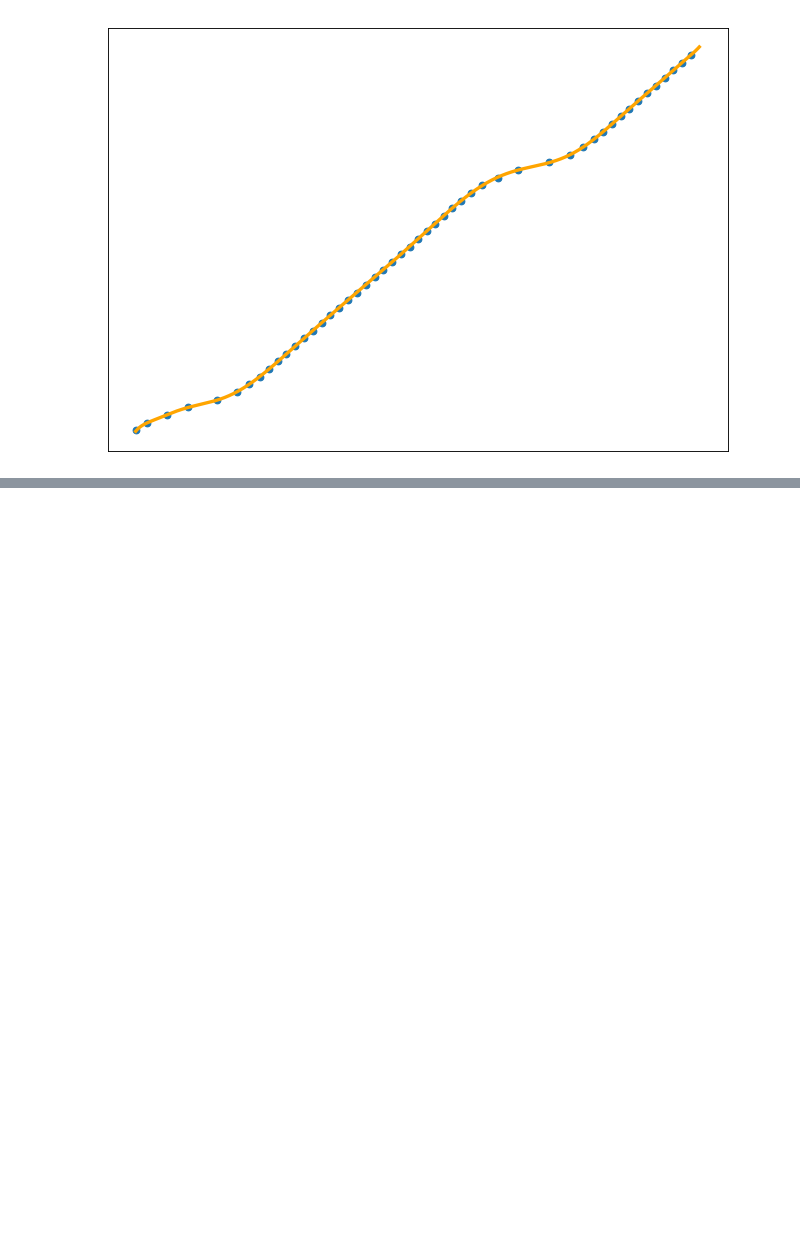
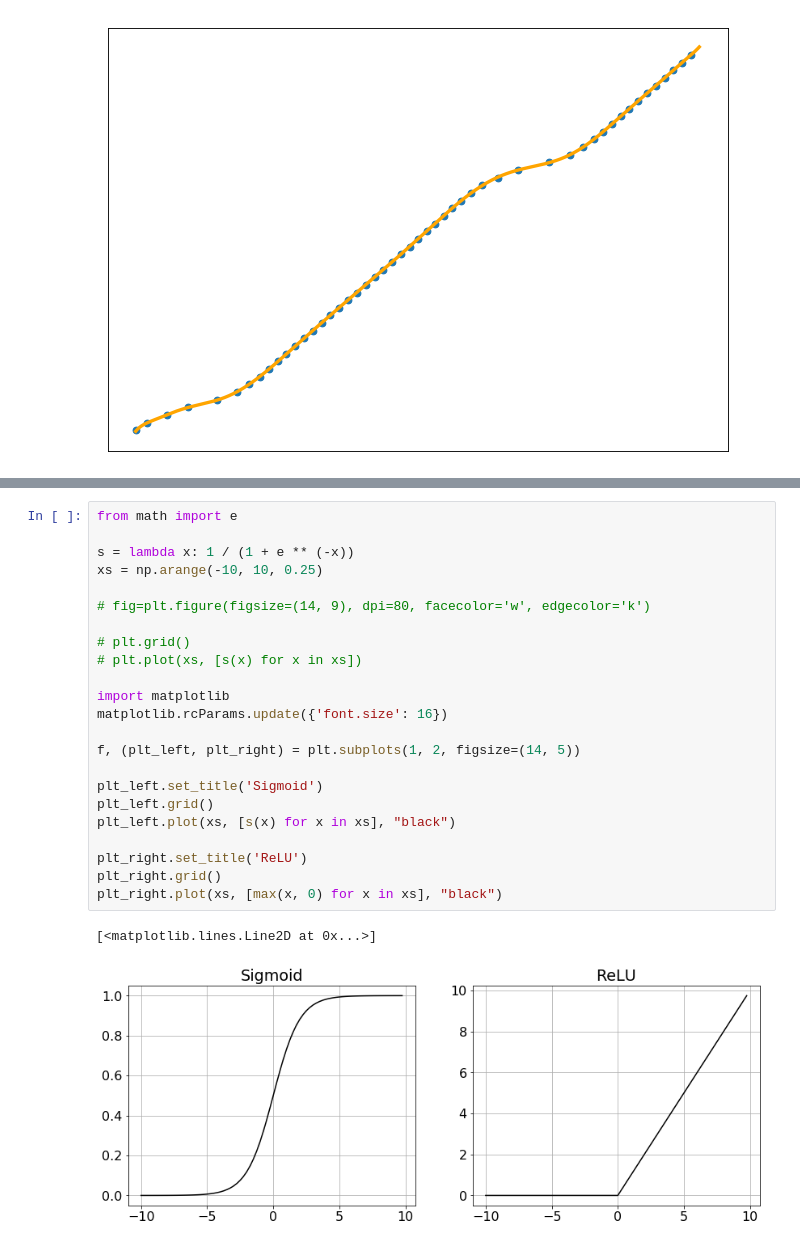
Before and after one commit to tilast/learned-indices-experiments, a Jupyter notebook: experiments/cards-dataset.ipynb, the cells around one changed output, grey strips where cells are left out. Saved outputs shown, nothing was run; the diff lists cells and outputs as text; blank space fills up the shorter version.

```diff
--- a/experiments/cards-dataset.ipynb
+++ b/experiments/cards-dataset.ipynb
@@ -112,0 +154,26 @@ wasted slots: 14.79%
+# %%
+from math import e
+
+s = lambda x: 1 / (1 + e ** (-x))
+xs = np.arange(-10, 10, 0.25)
+
+# fig=plt.figure(figsize=(14, 9), dpi=80, facecolor='w', edgecolor='k')
+
+# plt.grid()
+# plt.plot(xs, [s(x) for x in xs])
+
+import matplotlib
+matplotlib.rcParams.update({'font.size': 16})
+
+f, (plt_left, plt_right) = plt.subplots(1, 2, figsize=(14, 5))
+
+plt_left.set_title('Sigmoid')
+plt_left.grid()
+plt_left.plot(xs, [s(x) for x in xs], "black")
+
+plt_right.set_title('ReLU')
+plt_right.grid()
+plt_right.plot(xs, [max(x, 0) for x in xs], "black")
+# %% [output]
+[<matplotlib.lines.Line2D at 0x...>]
+[figure, added]
```
Also changed, not shown: parts of 3 cells of this notebook, 2 other files.
